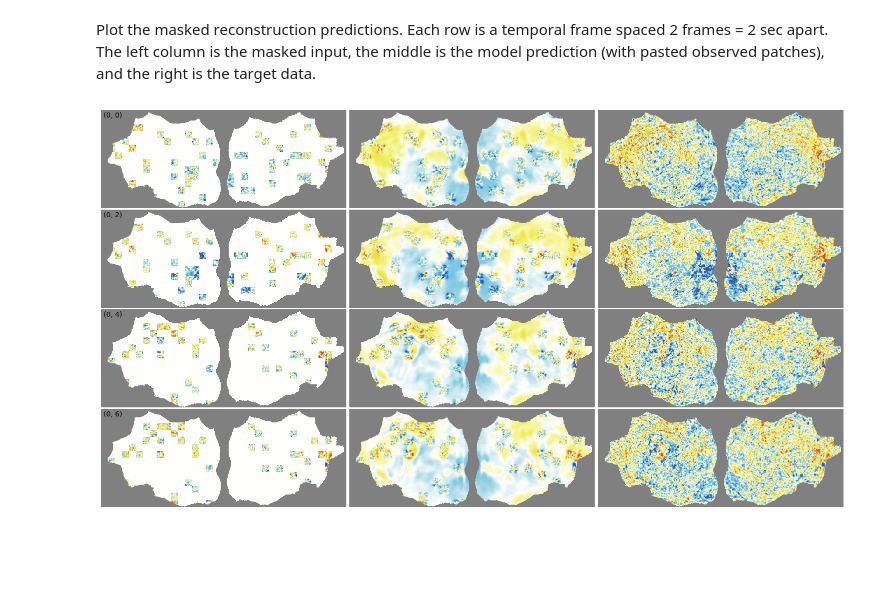
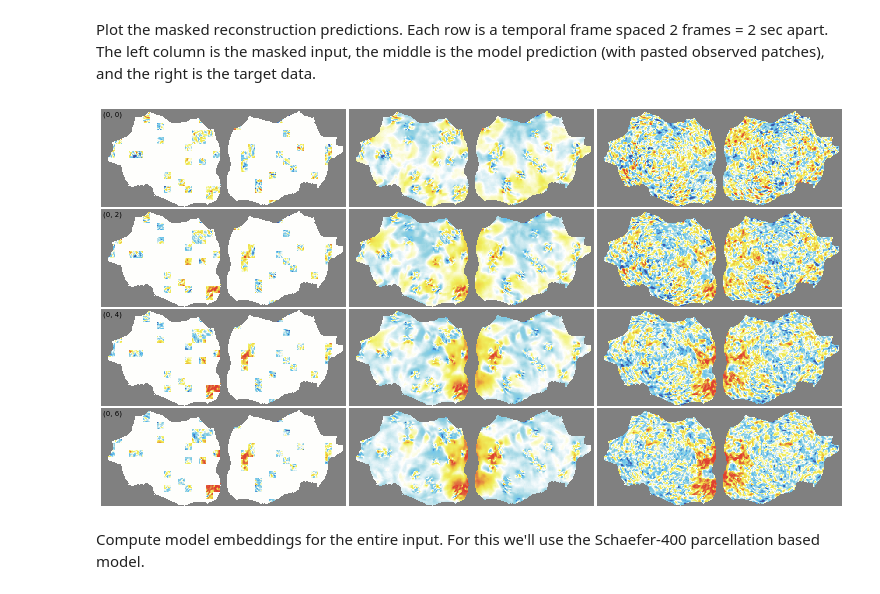
Before and after one commit to MedARC-AI/CortexMAE, a Jupyter notebook: notebooks/quickstart.ipynb, the cells around one changed output. Cells and saved outputs as stored; diff of their text form; code cells hidden in the pictures; blank space fills up the shorter version.

```diff
--- a/notebooks/quickstart.ipynb
+++ b/notebooks/quickstart.ipynb
@@ -17,3 +15 @@ from cortex_mae.visualization import FC_CMAP, plot_mask_pred
-# %%
-plt.rcParams["figure.dpi"] = 100
 # %% [markdown]
@@ -21,10 +17,9 @@ Load the default CortexMAE-F (flat map) model. The encoder is a ViT-B/16 with te
 # %%
-model = cortex_mae.create_model("cortex_mae_flat")
-print(model)
+model = CortexMAE.from_pretrained("cortex_mae_flat")
+model.set_device()
 
-num_params = sum(p.numel() for p in model.parameters())
-num_params_encoder = sum(p.numel() for p in model.encoder.parameters())
-
+num_params = sum(p.numel() for p in model.model.parameters())
+num_params_encoder = sum(p.numel() for p in model.model.encoder.parameters())
 print(f"num params (total): {num_params / 1e6:.1f}M")
 print(f"num params (encoder): {num_params_encoder / 1e6:.1f}M")
 # %% [output]
@@ -47,0 +30,4 @@ num params (encoder): 86.2M
+# %%
+url = "s3://openneuro.org/ds006072/NON_BIDS/ciftis/sub-1_Drug2_rsfMRI_uout_bpss_sr_noGSR_sm4.dtseries.nii"
+path = resolve_file(url)
+print(path)
@@ -57,2 +45,7 @@ login()
 # %%
-url = hf_hub_download("medarc/hcp-flat-wds", "hcp-flat_0000.tar", repo_type="dataset")
+torch.manual_seed(42)  # reproducible masking
+recons = model.run_masked_recon(path)
+
+print(f"mse loss:    {recons.loss.item():.3f}")
+print(f"images:      {tuple(recons.images.shape)}")
+print(f"pred_images: {tuple(recons.pred_images.shape)}")
@@ -117,13 +56,17 @@ MAE MSE loss: 0.8057
 # %% [markdown]
 Plot the masked reconstruction predictions. Each row is a temporal frame spaced 2 frames = 2 sec apart. The left column is the masked input, the middle is the model prediction (with pasted observed patches), and the right is the target data.
 # %%
+clip_idx = 16
+
 plot_mask_pred(
-    target=images,
-    pred=state["pred_images"],
-    visible_mask=state["visible_mask"],
-    pred_mask=state["pred_mask"],
-    img_mask=masks,
+    target=recons.images[:, :, clip_idx],
+    pred=recons.pred_images[:, :, clip_idx],
+    visible_mask=recons.visible_mask[:, :, clip_idx],
+    pred_mask=recons.pred_mask[:, :, clip_idx],
+    img_mask=recons.img_mask[:, :, clip_idx],
     nrow=4,
 );
 # %% [output]
-[figure, old version]
+[figure, new version]
+# %% [markdown]
+Compute model embeddings for the entire input. For this we'll use the Schaefer-400 parcellation based model.
```
Also changed, not shown: parts of 20 cells of this notebook, 10 other files.
